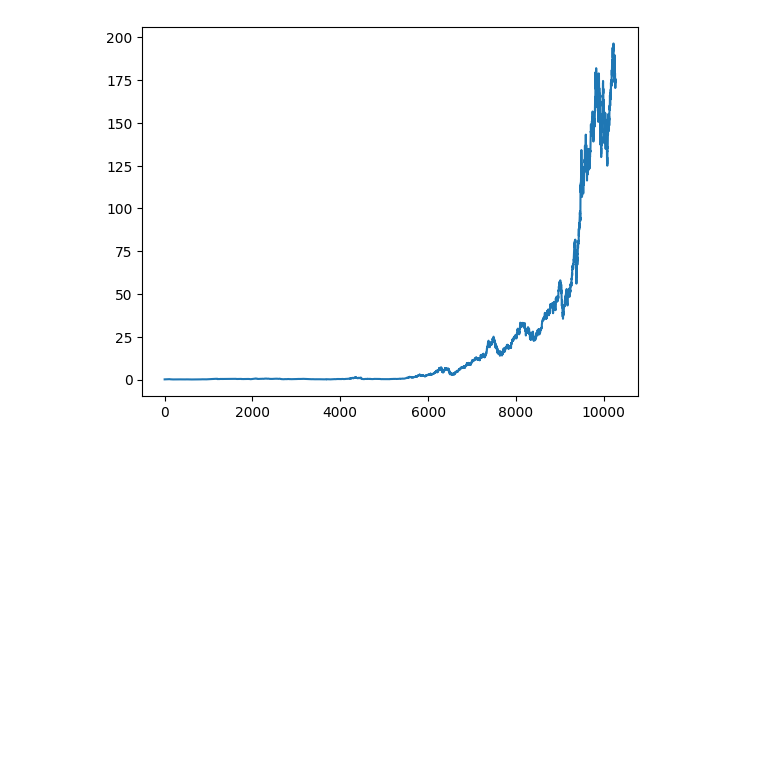
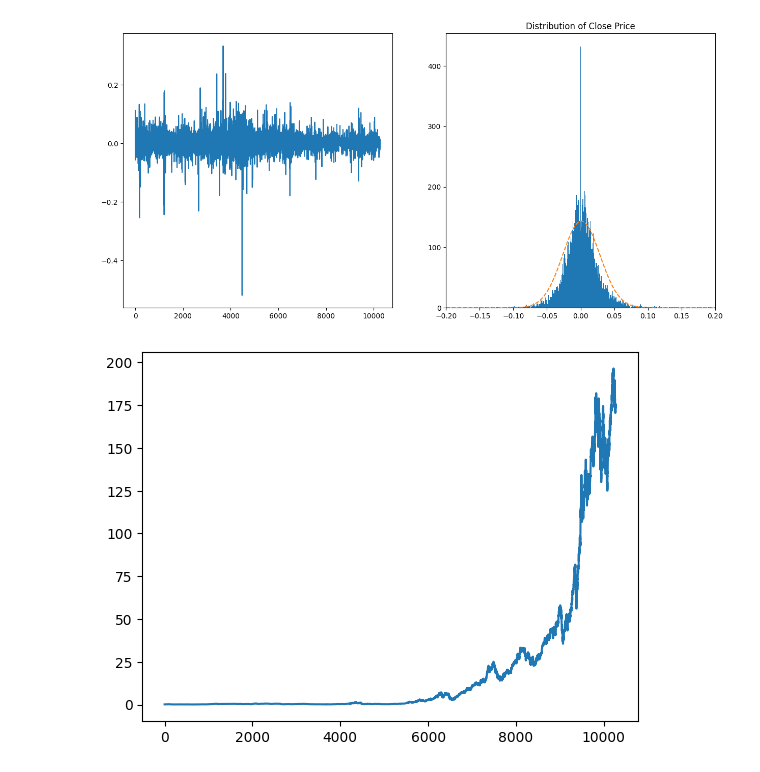
Before and after one commit to clo3olb/trader_ai, a Jupyter notebook: predictor/analysis/dataset_analysis.ipynb, the cells around one changed output. Saved outputs shown, nothing was run; the diff lists cells and outputs as text; code cells hidden in the pictures; blank space fills up the shorter version.

Commit message:
add normal distribution check

```diff
--- a/predictor/analysis/dataset_analysis.ipynb
+++ b/predictor/analysis/dataset_analysis.ipynb
@@ -14,3 +1,33 @@ data = pd.read_csv('../dataset/AAPL.csv')
+# %%
+import pandas as pd
+import matplotlib.pyplot as plt
+import numpy as np
+
+
+# Read the CSV file
+data = pd.read_csv('../dataset/AAPL_diff_pct.csv')
+
+# Plot the close pr
+plt.figure(figsize=(15, 7))
+axes1 = plt.subplot(1, 2, 1)
+axes1.plot(data['Close'])
+
+# plot the distribution of the close price
+axes2 = plt.subplot(1, 2, 2)
+axes2.hist(data['Close'], bins=1000)
+# set min and max for x-axis
+axes2.set_xlim([-.2, .2])
+
+# draw gaussian distribution
+mean = data['Close'].mean()
+std = data['Close'].std()
+x = np.linspace(-.2, .2, 100)
+y = 1/(std * np.sqrt(2 * np.pi)) * np.exp(- (x - mean)**2 / (2 * std**2)) * 10
+axes2.plot(x, y, '--')
+axes2.set_title('Distribution of Close Price')
+plt.show()
+# %% [output]
+[figure, added]
 # %%
 
 plt.plot(data['Close'])
```
Also changed, not shown: parts of 1 cell of this notebook.
